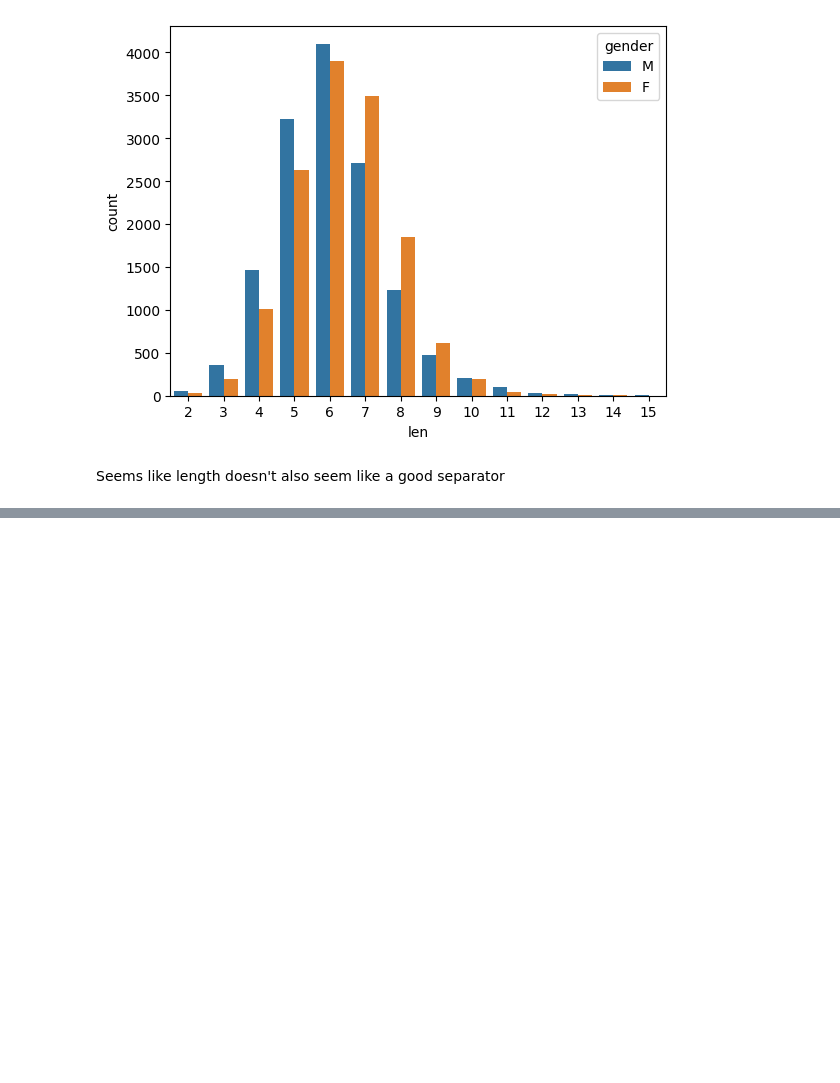
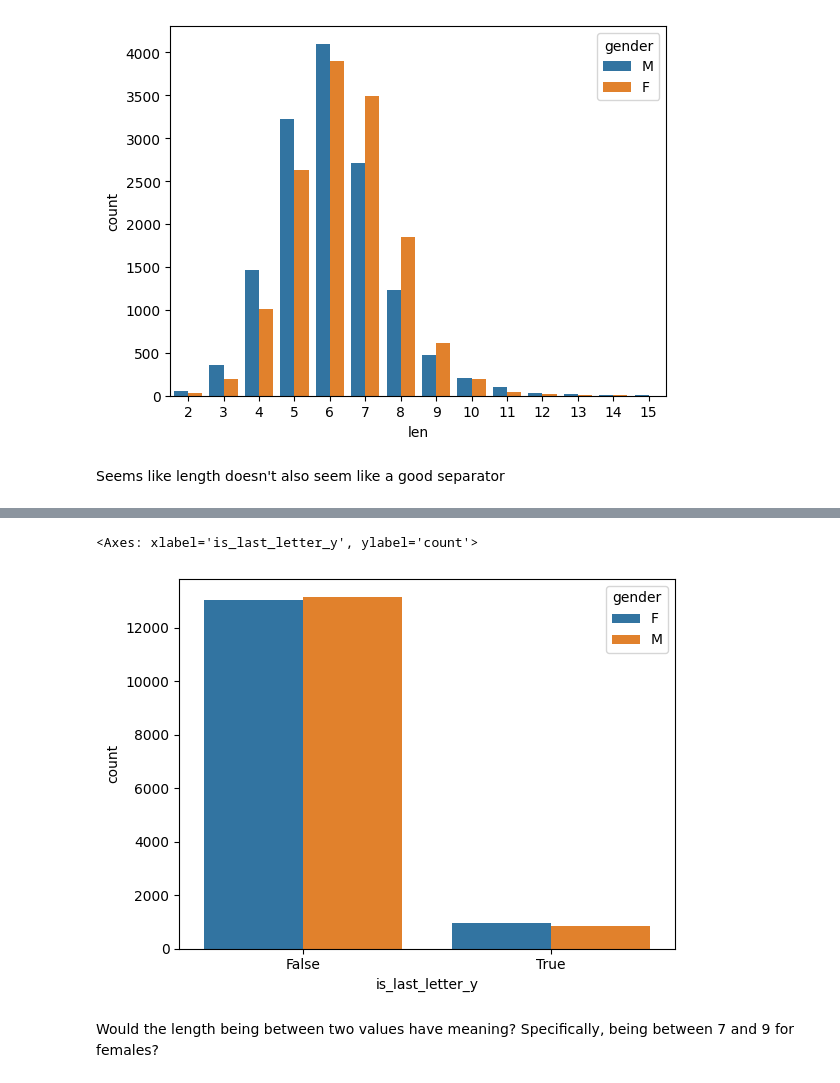
Before and after one commit to cwdwiggins/DS602, a Jupyter notebook: week03/week3 - homework.ipynb, the cells around one changed output, grey strips where cells are left out. Cells and saved outputs as stored; diff of their text form; code cells hidden in the pictures; blank space fills up the shorter version.

```diff
--- a/week03/week3 - homework.ipynb
+++ b/week03/week3 - homework.ipynb
@@ -59,0 +88,3 @@ Seems like length doesn't also seem like a good separator
+# %%
+df['first_letter'] = [name[0] for name in df.name]
+df.head(5)
@@ -59,0 +111,3 @@ Seems like length doesn't also seem like a good separator
+# %%
+df['is_last_letter_y'] = [ 'y'.find(name[-1]) == 0 for name in df.name]
+df.head(5)
@@ -59,0 +121,7 @@ Seems like length doesn't also seem like a good separator
+# %%
+sns.countplot(data = df, x = 'is_last_letter_y', hue = 'gender')
+# %% [output]
+<Axes: xlabel='is_last_letter_y', ylabel='count'>
+[figure, added]
+# %% [markdown]
+Would the length being between two values have meaning? Specifically, being between 7 and 9 for females?
```
Also changed, not shown: parts of 19 cells of this notebook.
